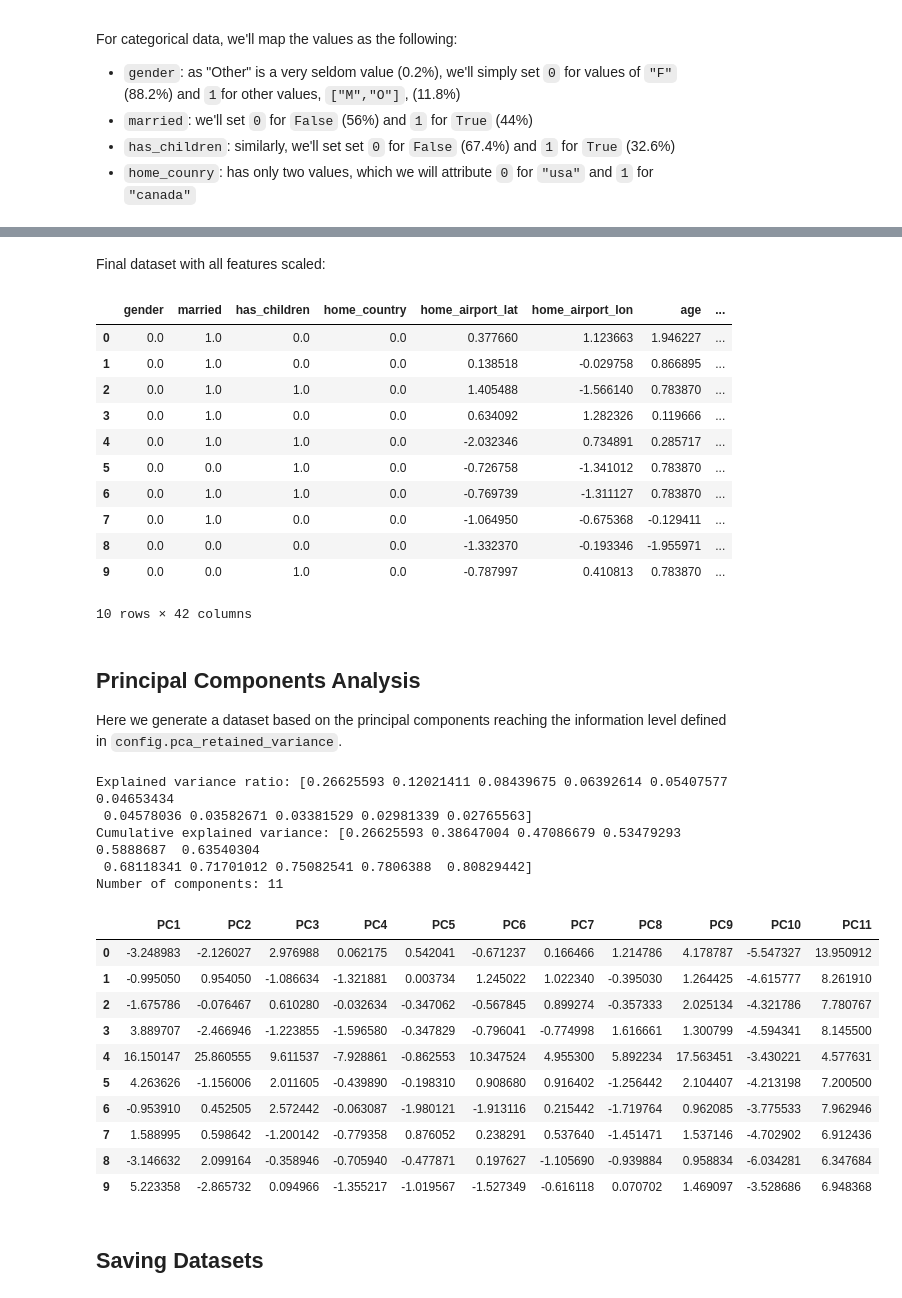
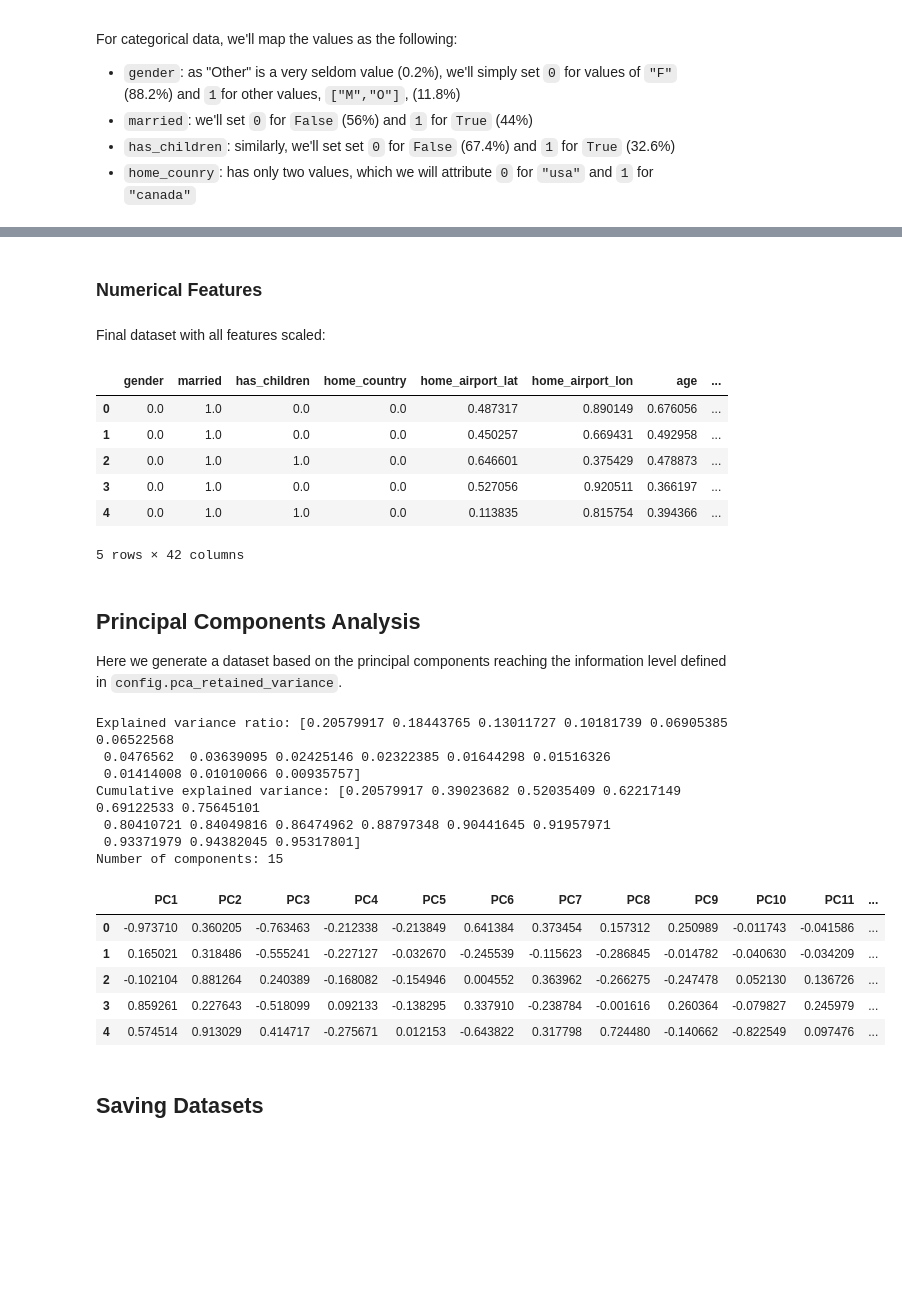
Before and after one commit to kalleoferraz/traveltida-rewards-program, a Jupyter notebook: notebooks/ML_prep.ipynb, the cells around one changed output, grey strips where cells are left out. Saved outputs shown, nothing was run; the diff lists cells and outputs as text; code cells hidden in the pictures; blank space fills up the shorter version.

```diff
--- a/notebooks/ML_prep.ipynb
+++ b/notebooks/ML_prep.ipynb
@@ -33,7 +34,7 @@ Set here general paramenters
 config = Config({
     'datasets_path': '../data/aggregated/',
     'save_csvs_path': '../data/processed/',
-    'pca_retained_variance': 0.80,
+    'pca_retained_variance': 0.95,
 })
 # %% [markdown]
 ### Loading Datasets
@@ -118,39 +104,25 @@ features_to_scale = {
-# %%
-def get_scaler(scaler_name):
-  match scaler_name:
-    case 'Standard': return StandardScaler()
-    case 'Robust': return RobustScaler()
-    case 'Yeo-Johnson': return PowerTransformer(method='yeo-johnson')
-    case 'Min-Max': return MinMaxScaler()
-    case _: raise ValueError(f"Scaler '{scaler_name}' not defined")
-
-# Scaling each of the features with respective scaler
-for scaler_name, features in features_to_scale.items():
-  for feature in features:
-    users_scaled[feature] = get_scaler(scaler_name).fit_transform(users_scaled[[feature]]).flatten()
+# %% [markdown]
+### Numerical Features
+# %%
+# We scale using a StandarScaler then a MinMaxScaler to ensure all features are on the same scale, which is important for PCA and clustering algorithms.
+for feature in users_scaled.columns:
+    users_scaled[feature] = MinMaxScaler().fit_transform(StandardScaler().fit_transform(users_scaled[[feature]])).flatten()
 # %% [markdown]
 Final dataset with all features scaled:
 # %%
-users_scaled.head(10)
+users_scaled.head()
 # %% [output]
 |  | gender | married | has_children | home_country | home_airport_lat | home_airport_lon | age | ... |
-| 0 | 0.0 | 1.0 | 0.0 | 0.0 | 0.377660 | 1.123663 | 1.946227 | ... |
-| 1 | 0.0 | 1.0 | 0.0 | 0.0 | 0.138518 | -0.029758 | 0.866895 | ... |
-| 2 | 0.0 | 1.0 | 1.0 | 0.0 | 1.405488 | -1.566140 | 0.783870 | ... |
-| 3 | 0.0 | 1.0 | 0.0 | 0.0 | 0.634092 | 1.282326 | 0.119666 | ... |
-| 4 | 0.0 | 1.0 | 1.0 | 0.0 | -2.032346 | 0.734891 | 0.285717 | ... |
-| 5 | 0.0 | 0.0 | 1.0 | 0.0 | -0.726758 | -1.341012 | 0.783870 | ... |
-| 6 | 0.0 | 1.0 | 1.0 | 0.0 | -0.769739 | -1.311127 | 0.783870 | ... |
-| 7 | 0.0 | 1.0 | 0.0 | 0.0 | -1.064950 | -0.675368 | -0.129411 | ... |
-| 8 | 0.0 | 0.0 | 0.0 | 0.0 | -1.332370 | -0.193346 | -1.955971 | ... |
-| 9 | 0.0 | 0.0 | 1.0 | 0.0 | -0.787997 | 0.410813 | 0.783870 | ... |
+| 0 | 0.0 | 1.0 | 0.0 | 0.0 | 0.487317 | 0.890149 | 0.676056 | ... |
+| 1 | 0.0 | 1.0 | 0.0 | 0.0 | 0.450257 | 0.669431 | 0.492958 | ... |
+| 2 | 0.0 | 1.0 | 1.0 | 0.0 | 0.646601 | 0.375429 | 0.478873 | ... |
+| 3 | 0.0 | 1.0 | 0.0 | 0.0 | 0.527056 | 0.920511 | 0.366197 | ... |
+| 4 | 0.0 | 1.0 | 1.0 | 0.0 | 0.113835 | 0.815754 | 0.394366 | ... |
-10 rows × 42 columns
+5 rows × 42 columns
 # %% [markdown]
 ## Principal Components Analysis
 Here we generate a dataset based on the principal components reaching the information level defined in `config.pca_retained_variance`.
 # %%
-import warnings
-
 # Perform PCA to retain config.pca_retained_variance of the variance
 pca = PCA(n_components=config.pca_retained_variance)
 with warnings.catch_warnings():
@@ -165,25 +137,22 @@ print(f"Explained variance ratio: {pca.explained_variance_ratio_}")
 print(f"Cumulative explained variance: {pca.explained_variance_ratio_.cumsum()}")
 print(f"Number of components: {pca.n_components_}")
 # %% [output]
-Explained variance ratio: [0.26625593 0.12021411 0.08439675 0.06392614 0.05407577 0.04653434
- 0.04578036 0.03582671 0.03381529 0.02981339 0.02765563]
-Cumulative explained variance: [0.26625593 0.38647004 0.47086679 0.53479293 0.5888687  0.63540304
- 0.68118341 0.71701012 0.75082541 0.7806388  0.80829442]
-Number of components: 11
+Explained variance ratio: [0.20579917 0.18443765 0.13011727 0.10181739 0.06905385 0.06522568
+ 0.0476562  0.03639095 0.02425146 0.02322385 0.01644298 0.01516326
+ 0.01414008 0.01010066 0.00935757]
+Cumulative explained variance: [0.20579917 0.39023682 0.52035409 0.62217149 0.69122533 0.75645101
+ 0.80410721 0.84049816 0.86474962 0.88797348 0.90441645 0.91957971
+ 0.93371979 0.94382045 0.95317801]
+Number of components: 15
 # %%
-users_pca.head(10)
+users_pca.head()
 # %% [output]
-|  | PC1 | PC2 | PC3 | PC4 | PC5 | PC6 | PC7 | PC8 | PC9 | PC10 | PC11 |
-| 0 | -3.248983 | -2.126027 | 2.976988 | 0.062175 | 0.542041 | -0.671237 | 0.166466 | 1.214786 | 4.178787 | -5.547327 | 13.950912 |
-| 1 | -0.995050 | 0.954050 | -1.086634 | -1.321881 | 0.003734 | 1.245022 | 1.022340 | -0.395030 | 1.264425 | -4.615777 | 8.261910 |
-| 2 | -1.675786 | -0.076467 | 0.610280 | -0.032634 | -0.347062 | -0.567845 | 0.899274 | -0.357333 | 2.025134 | -4.321786 | 7.780767 |
-| 3 | 3.889707 | -2.466946 | -1.223855 | -1.596580 | -0.347829 | -0.796041 | -0.774998 | 1.616661 | 1.300799 | -4.594341 | 8.145500 |
-| 4 | 16.150147 | 25.860555 | 9.611537 | -7.928861 | -0.862553 | 10.347524 | 4.955300 | 5.892234 | 17.563451 | -3.430221 | 4.577631 |
-| 5 | 4.263626 | -1.156006 | 2.011605 | -0.439890 | -0.198310 | 0.908680 | 0.916402 | -1.256442 | 2.104407 | -4.213198 | 7.200500 |
-| 6 | -0.953910 | 0.452505 | 2.572442 | -0.063087 | -1.980121 | -1.913116 | 0.215442 | -1.719764 | 0.962085 | -3.775533 | 7.962946 |
-| 7 | 1.588995 | 0.598642 | -1.200142 | -0.779358 | 0.876052 | 0.238291 | 0.537640 | -1.451471 | 1.537146 | -4.702902 | 6.912436 |
-| 8 | -3.146632 | 2.099164 | -0.358946 | -0.705940 | -0.477871 | 0.197627 | -1.105690 | -0.939884 | 0.958834 | -6.034281 | 6.347684 |
-| 9 | 5.223358 | -2.865732 | 0.094966 | -1.355217 | -1.019567 | -1.527349 | -0.616118 | 0.070702 | 1.469097 | -3.528686 | 6.948368 |
+|  | PC1 | PC2 | PC3 | PC4 | PC5 | PC6 | PC7 | PC8 | PC9 | PC10 | PC11 | ... |
+| 0 | -0.973710 | 0.360205 | -0.763463 | -0.212338 | -0.213849 | 0.641384 | 0.373454 | 0.157312 | 0.250989 | -0.011743 | -0.041586 | ... |
+| 1 | 0.165021 | 0.318486 | -0.555241 | -0.227127 | -0.032670 | -0.245539 | -0.115623 | -0.286845 | -0.014782 | -0.040630 | -0.034209 | ... |
+| 2 | -0.102104 | 0.881264 | 0.240389 | -0.168082 | -0.154946 | 0.004552 | 0.363962 | -0.266275 | -0.247478 | 0.052130 | 0.136726 | ... |
+| 3 | 0.859261 | 0.227643 | -0.518099 | 0.092133 | -0.138295 | 0.337910 | -0.238784 | -0.001616 | 0.260364 | -0.079827 | 0.245979 | ... |
+| 4 | 0.574514 | 0.913029 | 0.414717 | -0.275671 | 0.012153 | -0.643822 | 0.317798 | 0.724480 | -0.140662 | -0.822549 | 0.097476 | ... |
 # %% [markdown]
 ## Saving Datasets
 # %%
```
Also changed, not shown: parts of 3 cells of this notebook, 11 other files.
